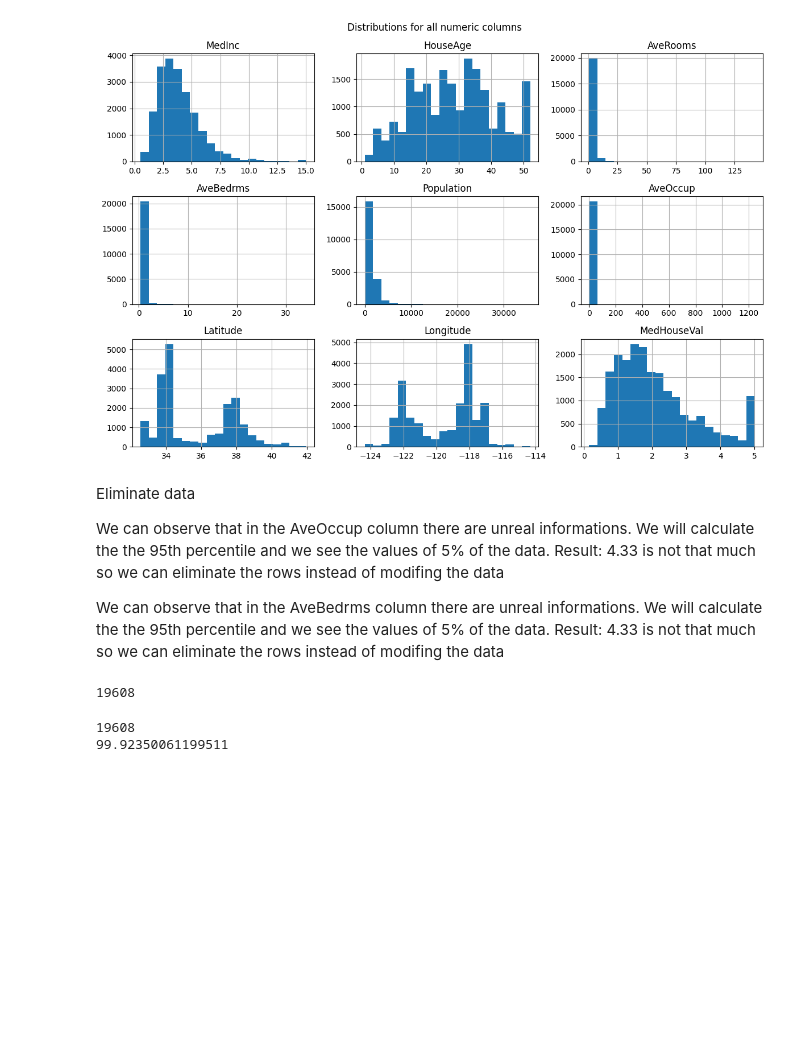
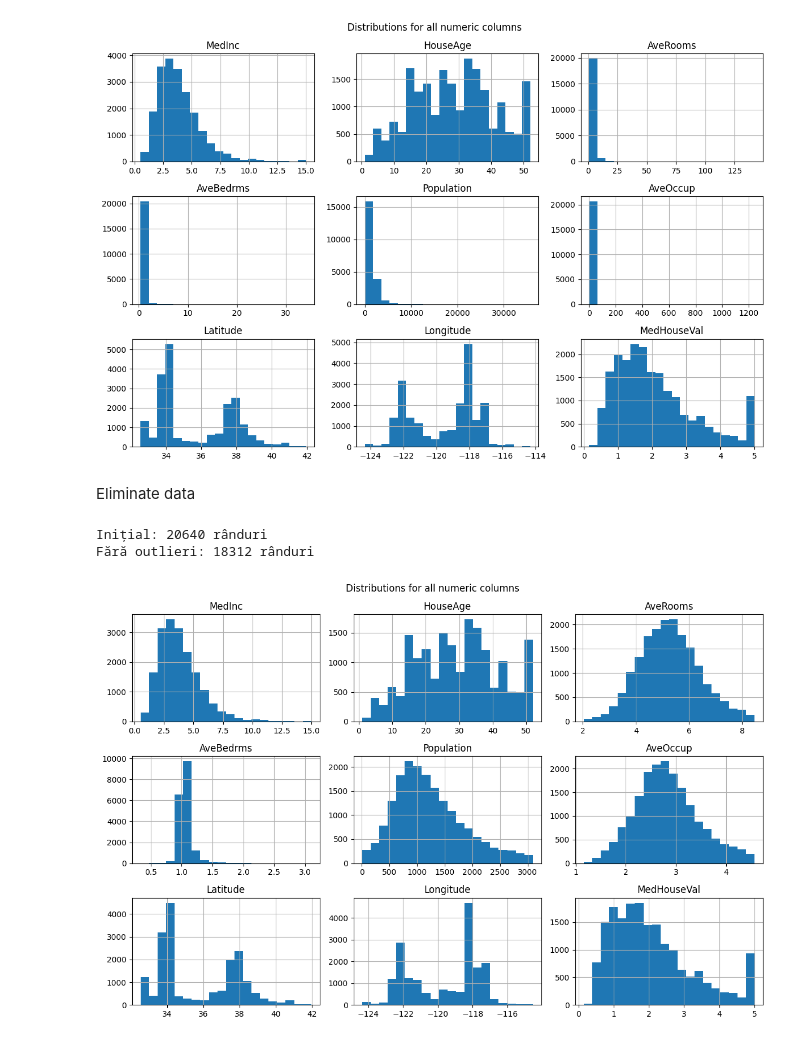
Before and after one commit to ioanaTonu/Predicting_the_price_of_a_house_based_on_its_features, a Jupyter notebook: main.ipynb, the cells around one changed output. Saved outputs shown, nothing was run; the diff lists cells and outputs as text; code cells hidden in the pictures; blank space fills up the shorter version.

Commit message:
cleaned the dataset

```diff
--- a/main.ipynb
+++ b/main.ipynb
@@ -46,30 +46,33 @@ plt.tight_layout()
 plt.show()
 # %% [output]
 [figure]
-# %% [markdown]
-Eliminate data
-
-We can observe that in the AveOccup column there are unreal informations. We will calculate the the 95th percentile and we see the values of 5% of the data.
-Result: 4.33 is not that much so we can eliminate the rows instead of modifing the data
-
-We can observe that in the AveBedrms column there are unreal informations. We will calculate the the 95th percentile and we see the values of 5% of the data.
-Result: 4.33 is not that much so we can eliminate the rows instead of modifing the data
-# %%
-p95 = df["AveOccup"].quantile(0.95)
-# print(p95)
-
-dfOld = df
-df = df[df["AveOccup"] <= p95]
-# %% [output]
-19608
-# %%
-p95 = df["AveBedrms"].quantile(0.95)
-# print(p95)
-
-
-df_sub = df[df["AveOccup"] > p95]
-print(len(df))
-print(len(df_sub) / len(df) * 100)
-# %% [output]
-19608
-99.92350061199511
+# %% [markdown]
+Eliminate data
+# %%
+import numpy as np
+import matplotlib.pyplot as plt
+
+def remove_outliers_iqr(df, columns):
+    for col in columns:
+        Q1 = df[col].quantile(0.25)
+        Q3 = df[col].quantile(0.75)
+        IQR = Q3 - Q1
+        lower = Q1 - 1.5 * IQR
+        upper = Q3 + 1.5 * IQR
+        df = df[(df[col] >= lower) & (df[col] <= upper)]
+    return df
+
+columns_to_check = ["AveRooms", "AveOccup", "Population", "HouseAge"]
+df_cleaned = remove_outliers_iqr(df, columns_to_check)
+
+print(f"Initial: {df.shape[0]} rows")
+print(f"Without outliers: {df_cleaned.shape[0]} rows")
+
+df_cleaned.hist(bins=20, figsize=(12, 8))
+plt.suptitle("Distributions for all numeric columns")
+plt.tight_layout()
+plt.show()
+# %% [output]
+Inițial: 20640 rânduri
+Fără outlieri: 18312 rânduri
+[figure, added]
```
